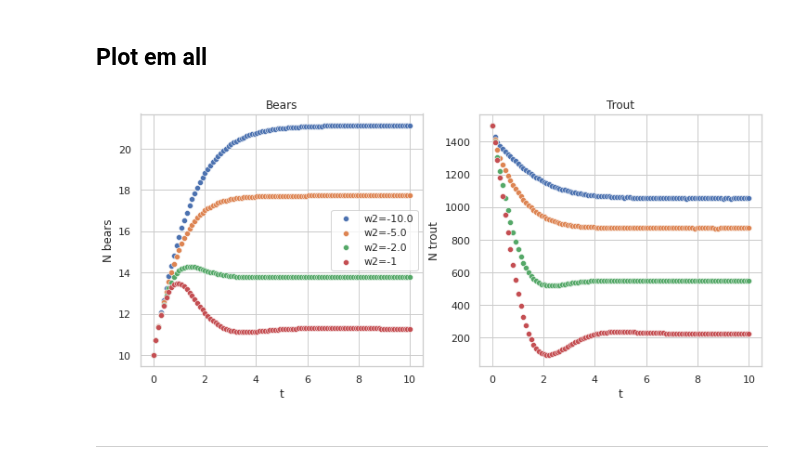
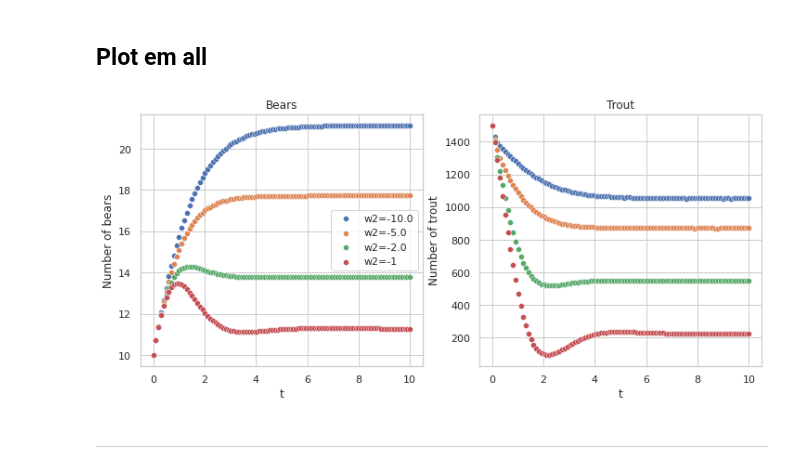
Before and after one commit to profxj/ocea200, a Jupyter notebook: SIO-216A/hw/homework3_bears.ipynb, the cells around one changed output. Saved outputs shown, nothing was run; the diff lists cells and outputs as text; code cells hidden in the pictures.

```diff
--- a/SIO-216A/hw/homework3_bears.ipynb
+++ b/SIO-216A/hw/homework3_bears.ipynb
@@ -93,21 +93,21 @@ sol_1 = doit(-1.)
 # %%
 # Plot me
 fig, (ax1, ax2) = plt.subplots(1, 2, figsize=(12,5))
 
 for sol, w2 in zip([sol_10, sol_5, sol_2, sol_1], (-10., -5., -2., -1)):
     _ = sns.scatterplot(x=sol.t, y=sol.y[0,:], ax=ax1, label='w2={}'.format(w2))
     ax1.set_xlabel('t')
-    ax1.set_ylabel('N bears')
+    ax1.set_ylabel('Number of bears')
     ax1.set_title('Bears')
 # Trout
     _ = sns.scatterplot(x=sol.t, y=sol.y[1,:], ax=ax2)
     ax2.set_xlabel('t')
-    ax2.set_ylabel('N trout')
+    ax2.set_ylabel('Number of trout')
     ax2.set_title('Trout')
 #
 plt.show()
 # %% [output]
-[figure, old version]
+[figure, new version]
 # %% [markdown]
 ----
 # %% [markdown]
```
Also changed, not shown: parts of 3 cells of this notebook.
